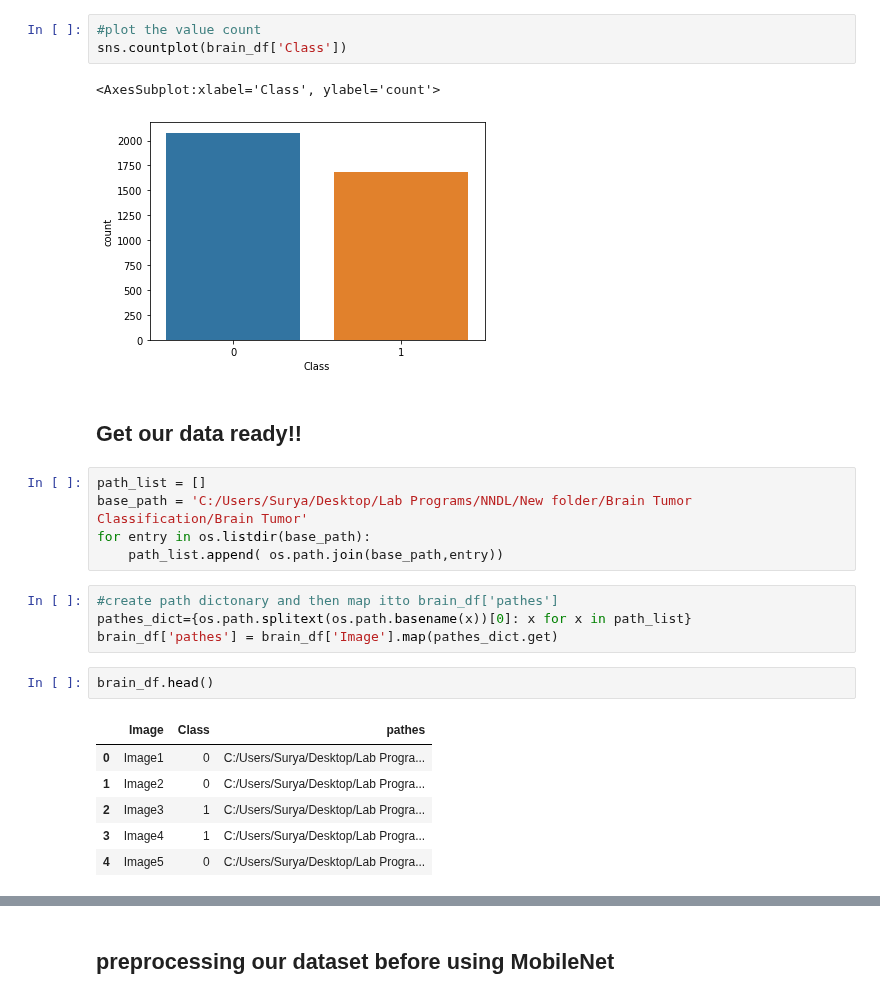
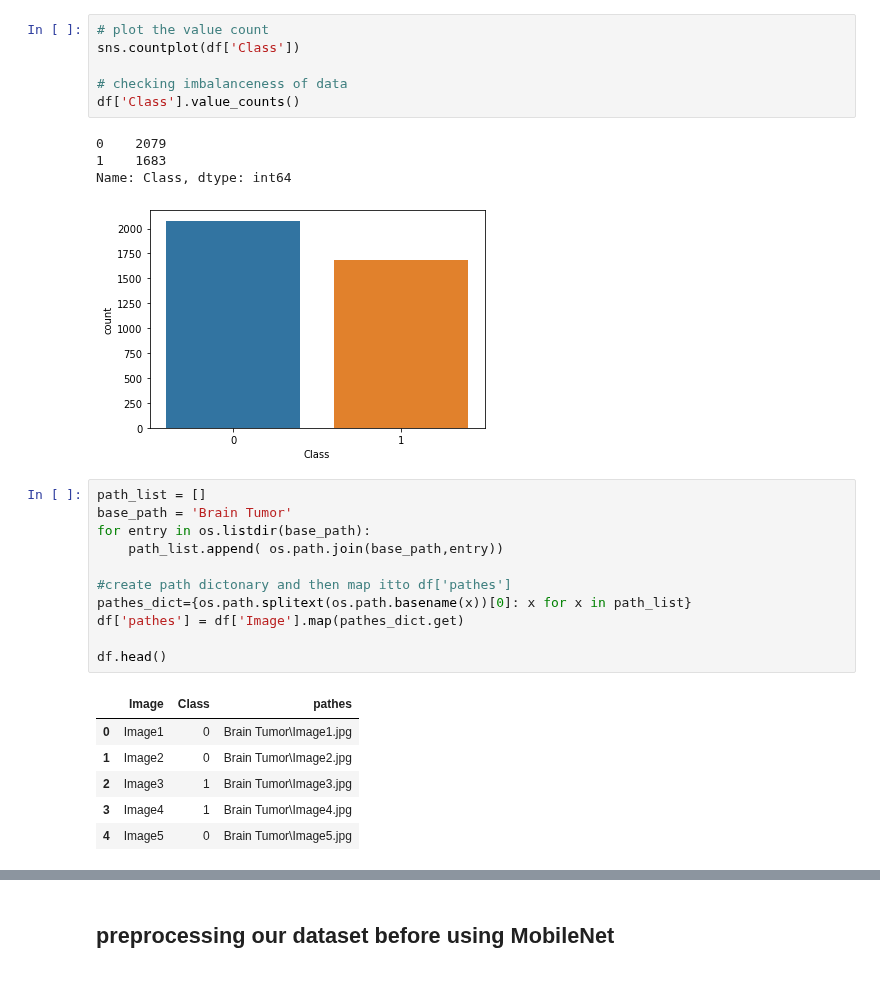
Before and after one commit to suryateja720/Brain-Tumor-Detection-using-CNN, a Jupyter notebook: Brain Tumor Detection using CNN.ipynb, the cells around one changed output, grey strips where cells are left out. Saved outputs shown, nothing was run; the diff lists cells and outputs as text.

```diff
--- a/Brain Tumor Detection using CNN.ipynb
+++ b/Brain Tumor Detection using CNN.ipynb
@@ -46,26 +31,29 @@ Name: Class, dtype: int64
 # %%
-#plot the value count
-sns.countplot(brain_df['Class'])
+# plot the value count
+sns.countplot(df['Class'])
+
+# checking imbalanceness of data
+df['Class'].value_counts()
 # %% [output]
-<AxesSubplot:xlabel='Class', ylabel='count'>
+0    2079
+1    1683
+Name: Class, dtype: int64
 [figure]
-# %% [markdown]
-## Get our data ready!!
-# %%
-path_list = []
-base_path = 'C:/Users/Surya/Desktop/Lab Programs/NNDL/New folder/Brain Tumor Classification/Brain Tumor'
-for entry in os.listdir(base_path):
-    path_list.append( os.path.join(base_path,entry))
 # %%
-#create path dictonary and then map itto brain_df['pathes']
+path_list = []
+base_path = 'Brain Tumor'
+for entry in os.listdir(base_path):
+    path_list.append( os.path.join(base_path,entry))
+
+#create path dictonary and then map itto df['pathes']
 pathes_dict={os.path.splitext(os.path.basename(x))[0]: x for x in path_list}
-brain_df['pathes'] = brain_df['Image'].map(pathes_dict.get)
+df['pathes'] = df['Image'].map(pathes_dict.get)
+
+df.head()
+# %% [output]
+|  | Image | Class | pathes |
+| 0 | Image1 | 0 | Brain Tumor\Image1.jpg |
+| 1 | Image2 | 0 | Brain Tumor\Image2.jpg |
+| 2 | Image3 | 1 | Brain Tumor\Image3.jpg |
+| 3 | Image4 | 1 | Brain Tumor\Image4.jpg |
+| 4 | Image5 | 0 | Brain Tumor\Image5.jpg |
-# %%
-brain_df.head()
-# %% [output]
-|  | Image | Class | pathes |
-| 0 | Image1 | 0 | C:/Users/Surya/Desktop/Lab Progra... |
-| 1 | Image2 | 0 | C:/Users/Surya/Desktop/Lab Progra... |
-| 2 | Image3 | 1 | C:/Users/Surya/Desktop/Lab Progra... |
-| 3 | Image4 | 1 | C:/Users/Surya/Desktop/Lab Progra... |
-| 4 | Image5 | 0 | C:/Users/Surya/Desktop/Lab Progra... |
```
Also changed, not shown: parts of 26 cells of this notebook, 2 other files.
